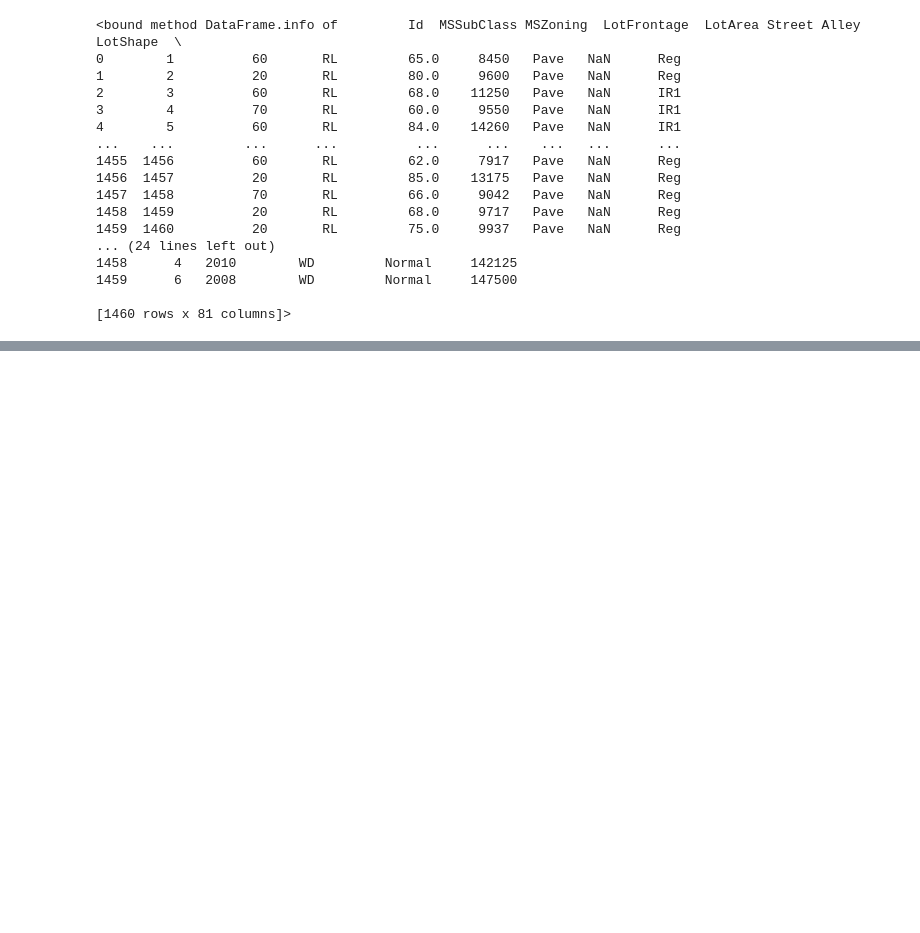
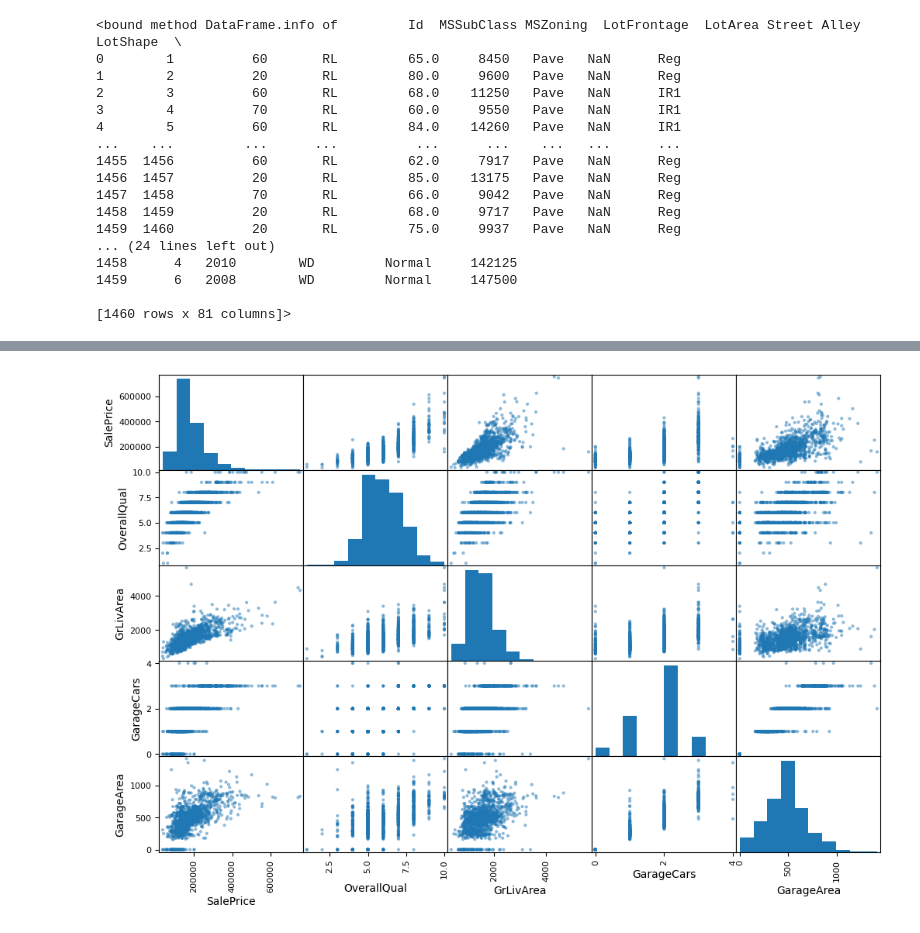
Before and after one commit to MahithaPoduvu/Mahitha_INFO5731_-Spring2023, a Jupyter notebook: INFO5731_Assignment_Four_(2).ipynb, the cells around one changed output, grey strips where cells are left out. Cells and saved outputs as stored; diff of their text form; code cells hidden in the pictures; blank space fills up the shorter version.

```diff
--- a/INFO5731_Assignment_Four_(2).ipynb
+++ b/INFO5731_Assignment_Four_(2).ipynb
@@ -507,0 +552,7 @@ KeyError: ignored
+# %%
+from pandas.plotting import scatter_matrix
+attributes = ["SalePrice", "OverallQual", "GrLivArea", "GarageCars","GarageArea"]
+scatter_matrix(sf[attributes], figsize=(12, 8))
+plt.savefig('matrix.png')
+# %% [output]
+[figure, added]
```
Also changed, not shown: parts of 22 cells of this notebook.
